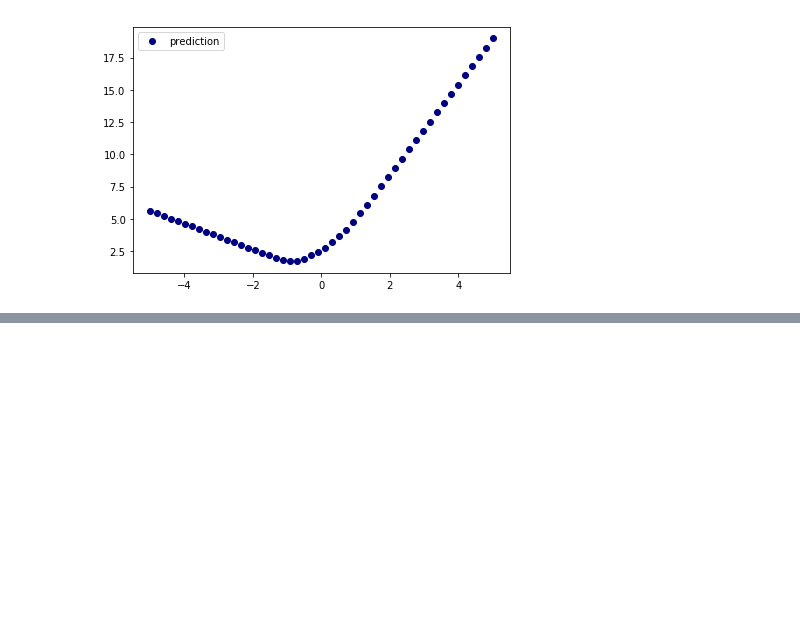
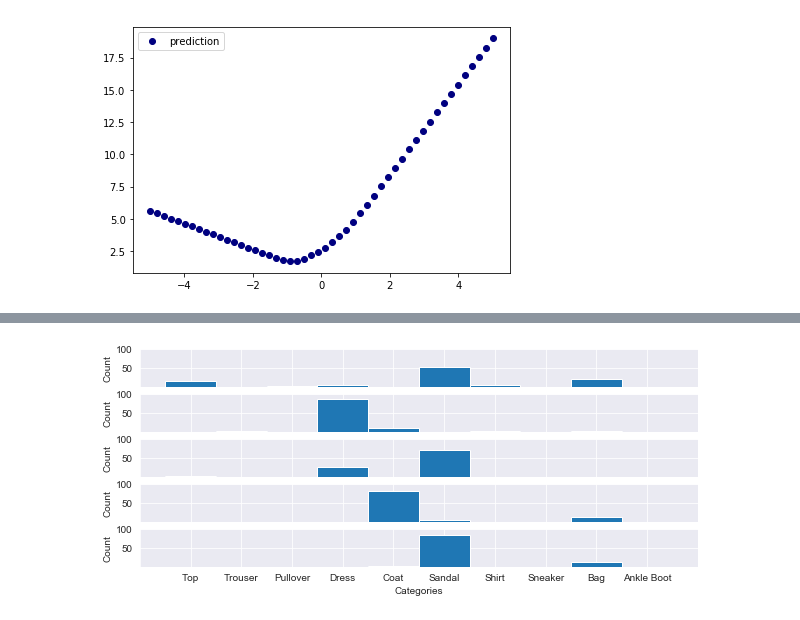
Before and after one commit to saxena-mayur/Weight-Uncertainty-in-Neural-Networks, a Jupyter notebook: BayesBackPropagation.ipynb, the cells around one changed output, grey strips where cells are left out. Saved outputs shown, nothing was run; the diff lists cells and outputs as text; code cells hidden in the pictures; blank space fills up the shorter version.

```diff
--- a/BayesBackPropagation.ipynb
+++ b/BayesBackPropagation.ipynb
@@ -238,0 +387,18 @@ plt.show()
+# %%
+net.eval()
+mnist_outputs = net(mnist_sample[0], True).max(1, keepdim=True)[1].detach().cpu().numpy()
+for _ in range(99):
+    mnist_outputs = np.append(mnist_outputs, net(mnist_sample[0], True).max(1, keepdim=True)[1].detach().cpu().numpy(), axis=1)
+
+sns.set_style("darkgrid")
+plt.subplots(5,1,figsize=(10,4))
+for i in range(5):
+    plt.subplot(5,1,i+1)
+    plt.ylim(0,100)
+    plt.xlabel("Categories")
+    plt.xticks(range(10), ["Top", "Trouser", "Pullover", "Dress", "Coat", "Sandal", "Shirt", "Sneaker", "Bag", "Ankle Boot"])
+    plt.ylabel("Count")
+    plt.yticks(range(50,101,50))
+    plt.hist(mnist_outputs[i], np.arange(-0.5, 10, 1))
+# %% [output]
+[figure, added]
```
Also changed, not shown: parts of 11 cells of this notebook, 1 other file.
